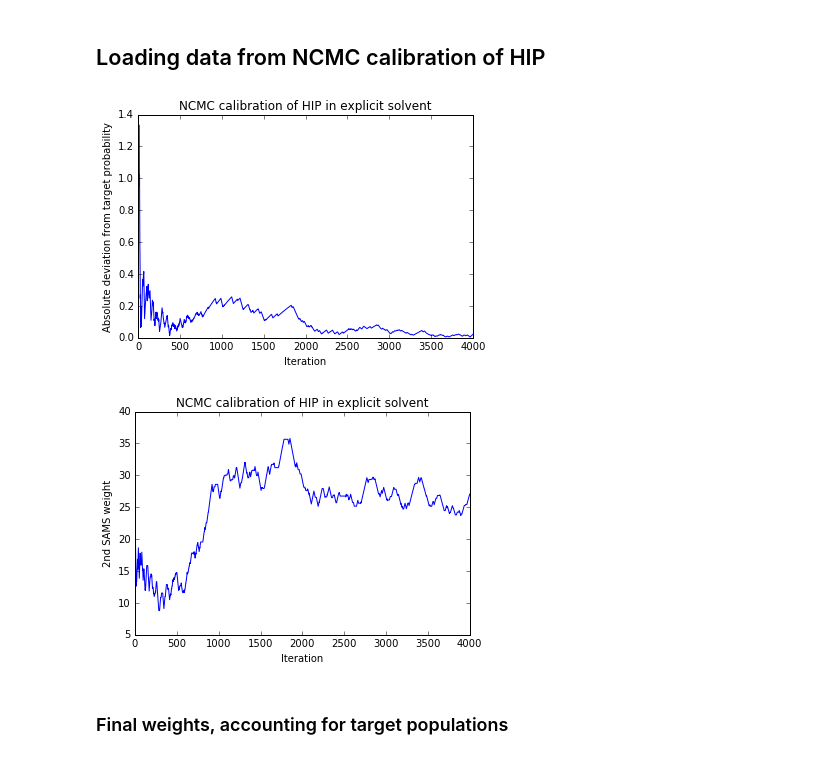
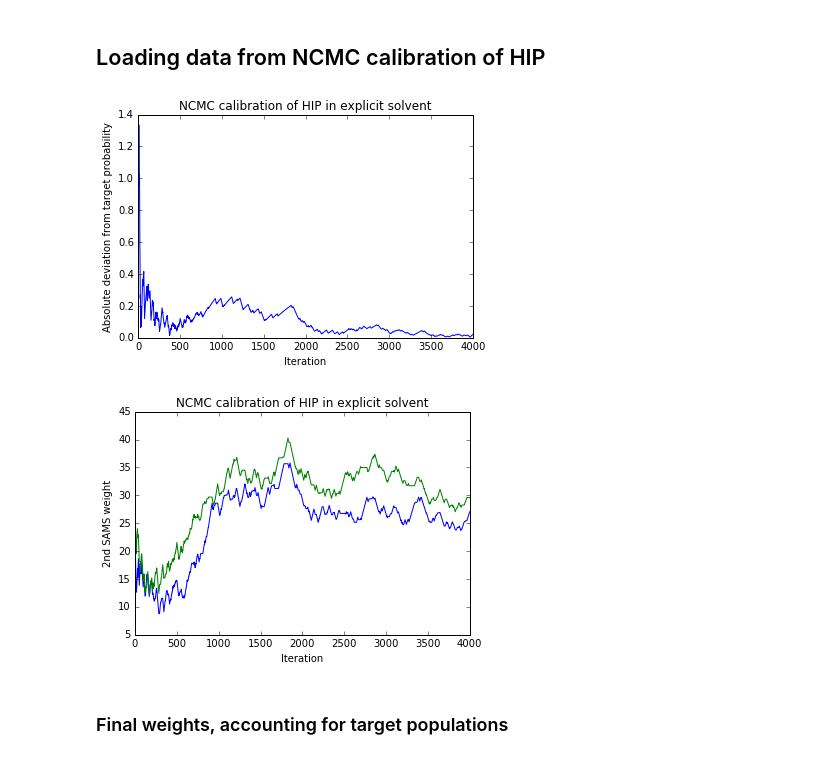
Before and after one commit to choderalab/protons, a Jupyter notebook: protons/explicit_water_calibration/AminoAcid_calibration.ipynb, the cells around one changed output. Drawn from its saved outputs; the diff is of its cells as text; code cells hidden in the pictures.

```diff
--- a/protons/explicit_water_calibration/AminoAcid_calibration.ipynb
+++ b/protons/explicit_water_calibration/AminoAcid_calibration.ipynb
@@ -140,22 +161,24 @@ print(weights[-1] - target_populations['lys'])
 # %%
 deviation, weights, work, times = pickle.load(open('hip/out3.pickle','rb'))
 
 plt.plot(range(len(deviation)), deviation)
 plt.xlabel('Iteration')
 plt.ylabel('Absolute deviation from target probability')
 plt.title('NCMC calibration of HIP in explicit solvent')
 plt.show()
 
-g_k = [w[1] for w in weights]
+g_k1 = [w[1] for w in weights]
+g_k2 = [w[2] for w in weights]
 
-plt.plot(range(len(g_k)), g_k)
+plt.plot(range(len(g_k1)), g_k1)
+plt.plot(range(len(g_k2)), g_k2)
 plt.xlabel('Iteration')
 plt.ylabel('2nd SAMS weight')
 plt.title('NCMC calibration of HIP in explicit solvent')
 plt.show()
 # %% [output]
 [figure]
-[figure, old version]
+[figure, new version]
 # %% [markdown]
 ### Final weights, accounting for target populations
 # %%
```
Also changed, not shown: parts of 2 cells of this notebook, 1 other file.
